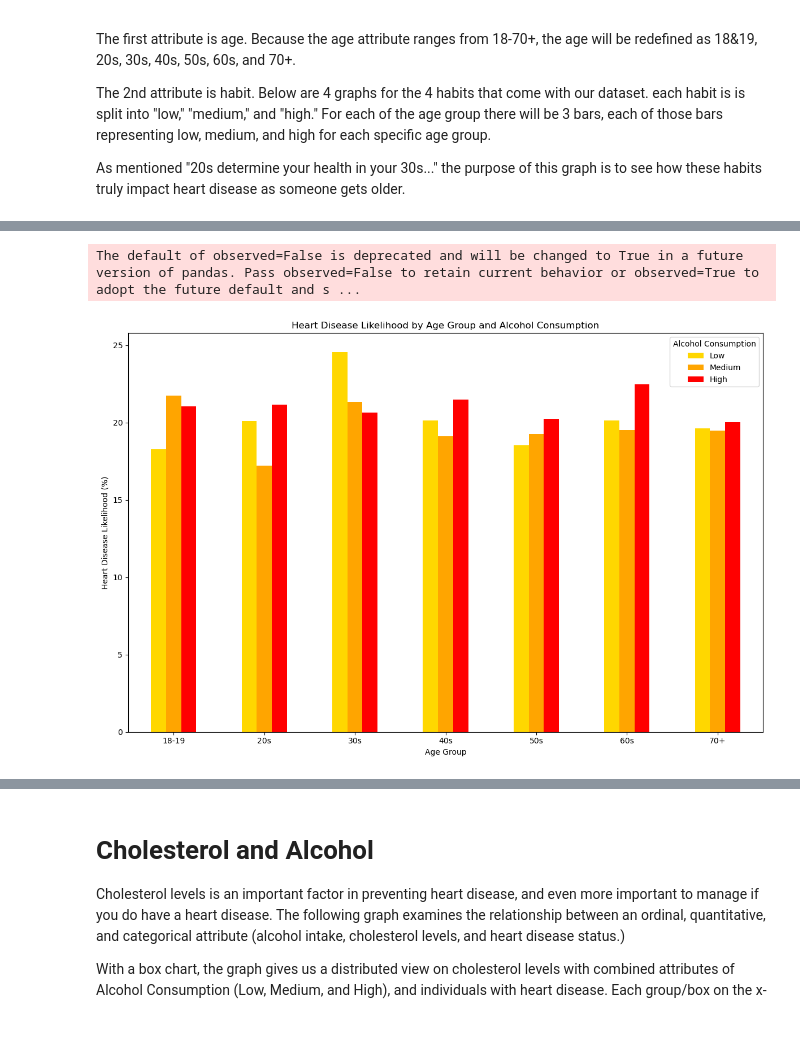
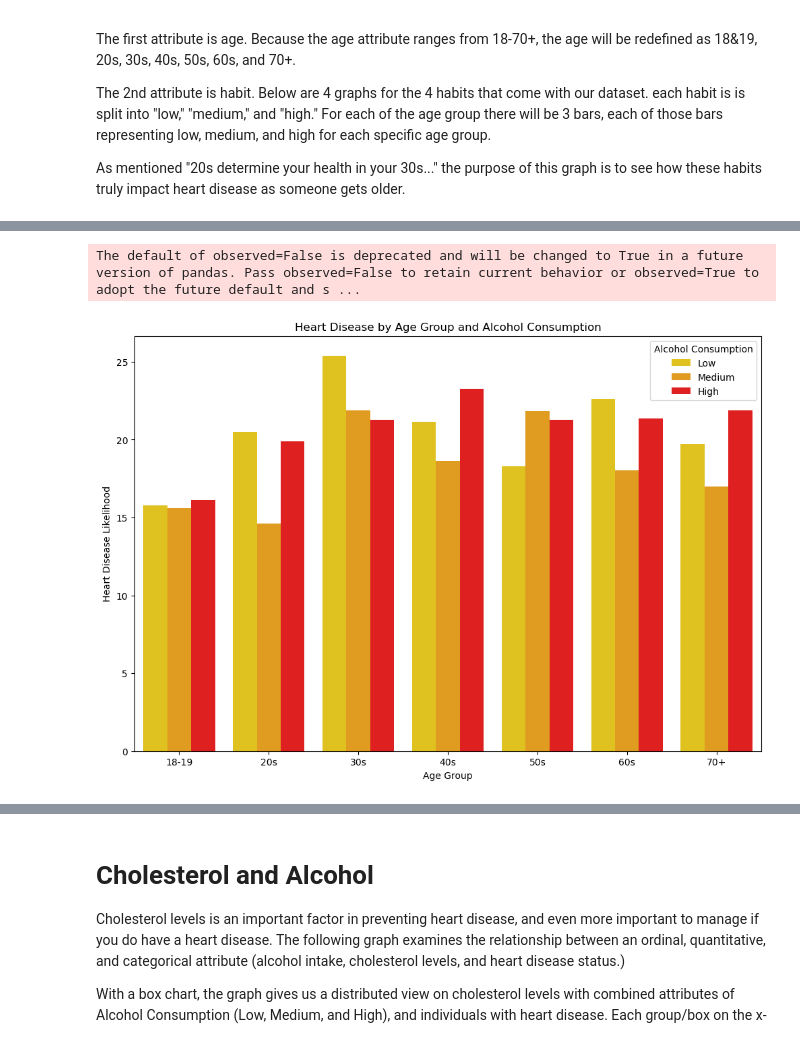
Before and after one commit to IsaacFerry/CS445-Final-Project, a Jupyter notebook: Joshs_Graphs.ipynb, the cells around one changed output, grey strips where cells are left out. Cells and saved outputs as stored; diff of their text form; code cells hidden in the pictures.

```diff
--- a/Joshs_Graphs.ipynb
+++ b/Joshs_Graphs.ipynb
@@ -55,24 +64,29 @@ The default of observed=False is deprecated and will be changed to True in a fut
 # %%
+df['Alcohol Consumption'] = pd.Categorical(df['Alcohol Consumption'])
+
 # group data by age group and exercise habits and calculate heart disease likelihood per group (%)
 grouped = df.groupby(['Age_Group', 'Alcohol Consumption'])['Heart Disease Status'].apply(
     lambda x: (x == 'Yes').mean() * 100
 ).reset_index(name='Heart Disease Likelihood')
 
-# create a pivot table for plotting
-age_order = ['18-19', '20s', '30s', '40s', '50s', '60s', '70+']
-pivot_df = grouped.pivot(index='Age_Group', columns='Alcohol Consumption', values='Heart Disease Likelihood')
-pivot_df = pivot_df.reindex(age_order)
 
-# Plotting the pivot table
-pivot_df[['Low', 'Medium', 'High']  ].plot(kind='bar', figsize=(12, 8),color=['gold', 'orange', 'red'])
-plt.title('Heart Disease Likelihood by Age Group and Alcohol Consumption')
+# plot
+plt.figure(figsize=(12, 8))
+sns.barplot(
+    data=grouped,
+    x='Age_Group',
+    y='Heart Disease Likelihood',
+    hue='Alcohol Consumption',
+    hue_order=['Low', 'Medium', 'High'],
+    palette=['gold', 'orange', 'red']
+)
+
+plt.title('Heart Disease by Age Group and Alcohol Consumption')
 plt.xlabel('Age Group')
-plt.ylabel('Heart Disease Likelihood (%)')
-plt.xticks(rotation=0)
+plt.ylabel('Heart Disease Likelihood')
 plt.legend(title='Alcohol Consumption')
-plt.tight_layout()
 plt.show()
 # %% [output]
 The default of observed=False is deprecated and will be changed to True in a future version of pandas. Pass observed=False to retain current behavior or observed=True to adopt the future default and s ...
-[figure, old version]
+[figure, new version]
 # %%
```
Also changed, not shown: parts of 4 cells of this notebook.
